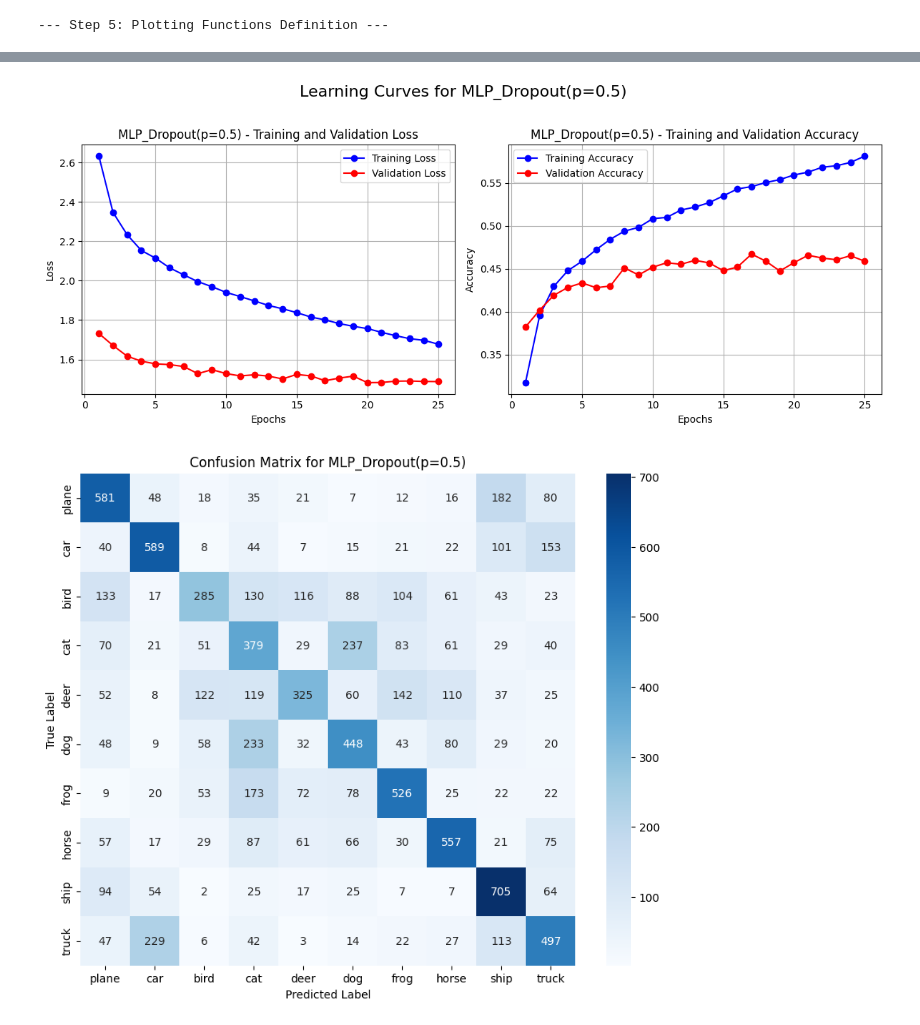
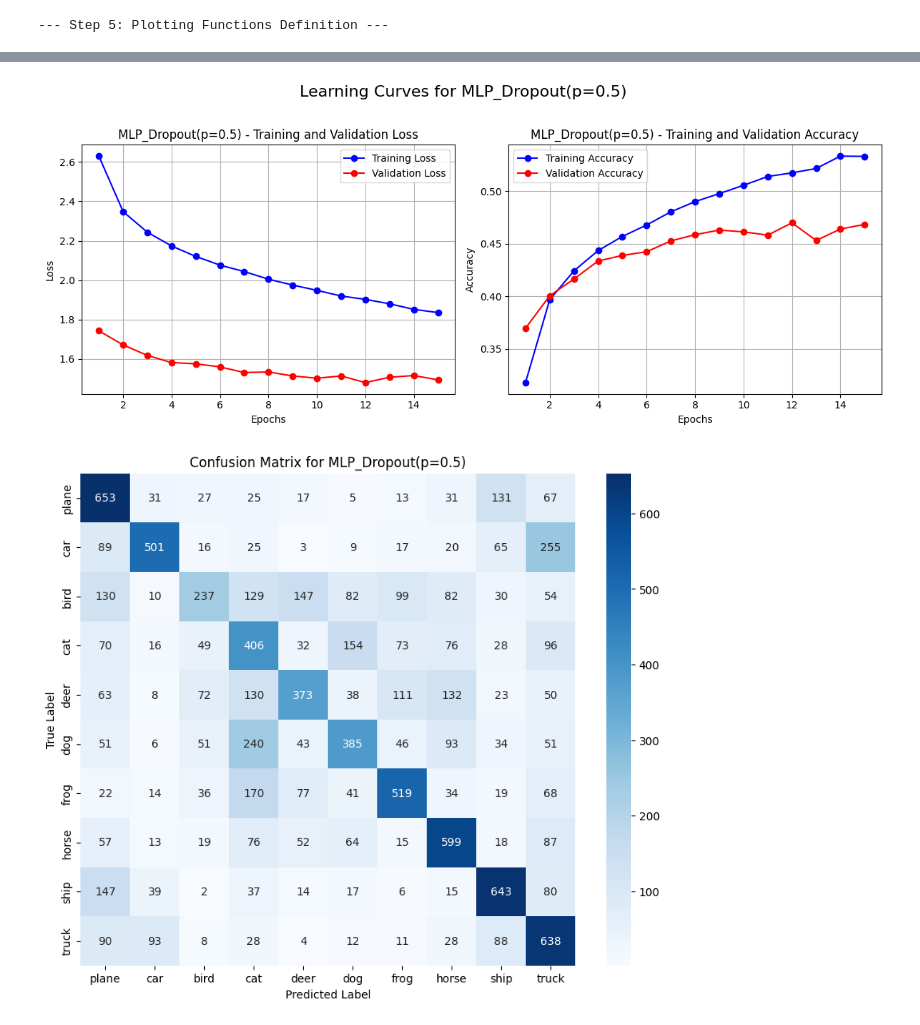
Before and after one commit to Nguyenhieu277/cifar10_classification, a Jupyter notebook: src/MLP.ipynb, the cells around one changed output, grey strips where cells are left out. Drawn from its saved outputs; the diff is of its cells as text; code cells hidden in the pictures.

```diff
--- a/src/MLP.ipynb
+++ b/src/MLP.ipynb
@@ -86,7 +86,7 @@ class MLPnet(nn.Module):
         out_auxil = self.auxil(second)
         return out, out_auxil
 # %%
-def train_validate_model(model, model_name, train_loader, val_loader, device, num_epochs=10, learning_rate=0.001, weight_decay_val=0.0, aux_loss_weight=0.4):
+def train_validate_model(model, model_name, train_loader, val_loader, device, num_epochs=10, learning_rate=0.001, weight_decay_val=0, aux_loss_weight=0.4):
 
     criterion = nn.CrossEntropyLoss()
     optimizer = optim.Adam(model.parameters(), lr=learning_rate, weight_decay=weight_decay_val)
@@ -242,7 +242,7 @@ def plot_confusion_matrix_func(all_labels, all_preds, class_names, model_name):
 --- Step 5: Plotting Functions Definition ---
 # %%
 
-num_epochs_mlp = 25
+num_epochs_mlp = 15
 mlp_dropout_prob = 0.5
 mlp_model_dropout = MLPnet().to(device)
 print(f"MLP Model with Dropout (p={mlp_dropout_prob}):\n{mlp_model_dropout}")
@@ -273,2 +273,2 @@ Test Accuracy: 0.4892
-[figure, old version]
+[figure, new version]
-[figure, old version]
+[figure, new version]
```
Also changed, not shown: parts of 2 cells of this notebook.
